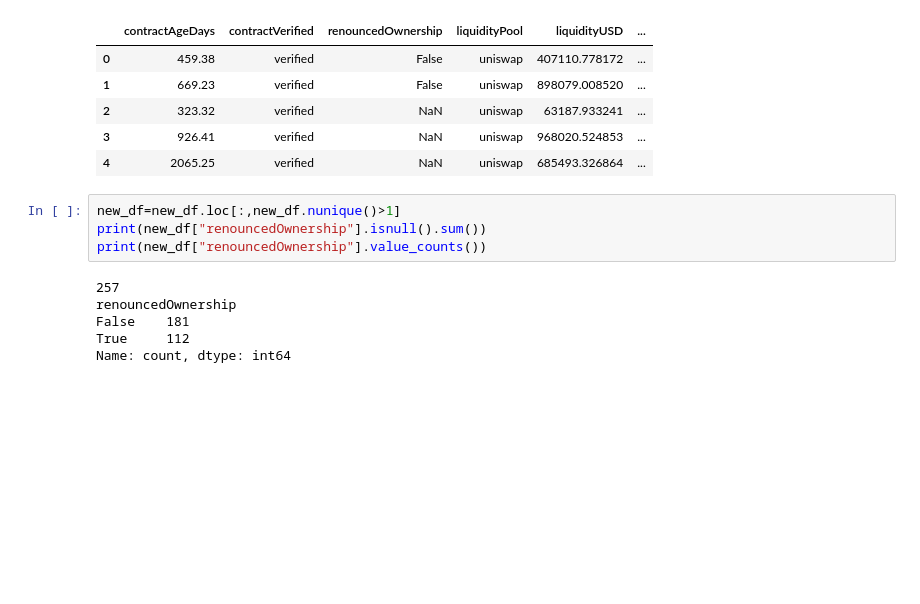
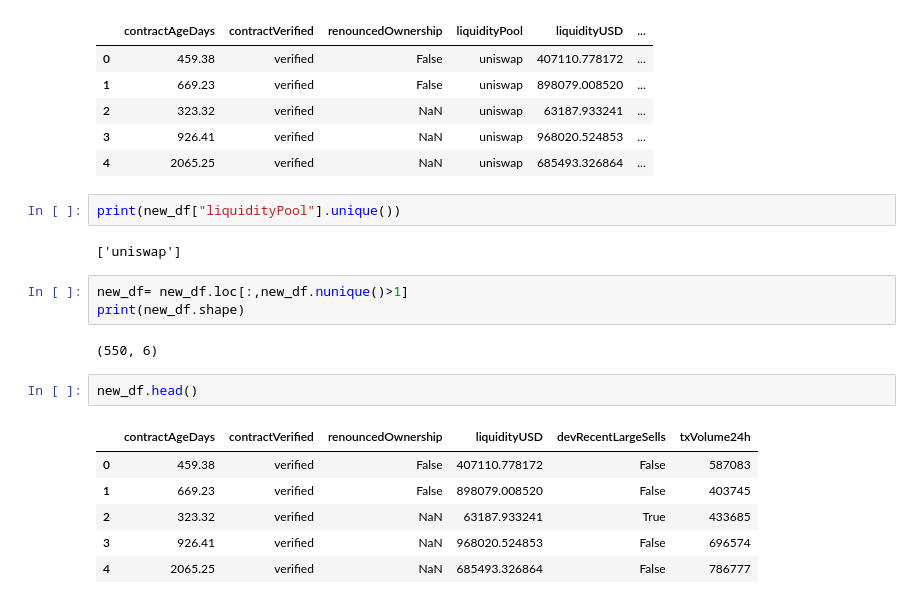
Before and after one commit to LaiTechTinker/Datascinceproject, a Jupyter notebook: Block_intel_onchain.ipynb, the cells around one changed output. Drawn from its saved outputs; the diff is of its cells as text; blank space fills up the shorter version.

```diff
--- a/Block_intel_onchain.ipynb
+++ b/Block_intel_onchain.ipynb
@@ -51,13 +51,21 @@ new_df.head()
 | 2 | 323.32 | verified | NaN | uniswap | 63187.933241 | ... |
 | 3 | 926.41 | verified | NaN | uniswap | 968020.524853 | ... |
 | 4 | 2065.25 | verified | NaN | uniswap | 685493.326864 | ... |
+# %%
+print(new_df["liquidityPool"].unique())
+# %% [output]
+['uniswap']
 # %%
-new_df=new_df.loc[:,new_df.nunique()>1]
-print(new_df["renouncedOwnership"].isnull().sum())
-print(new_df["renouncedOwnership"].value_counts())
+new_df= new_df.loc[:,new_df.nunique()>1]
+print(new_df.shape)
 # %% [output]
-257
-renouncedOwnership
-False    181
-True     112
-Name: count, dtype: int64
+(550, 6)
+# %%
+new_df.head()
+# %% [output]
+|  | contractAgeDays | contractVerified | renouncedOwnership | liquidityUSD | devRecentLargeSells | txVolume24h |
+| 0 | 459.38 | verified | False | 407110.778172 | False | 587083 |
+| 1 | 669.23 | verified | False | 898079.008520 | False | 403745 |
+| 2 | 323.32 | verified | NaN | 63187.933241 | True | 433685 |
+| 3 | 926.41 | verified | NaN | 968020.524853 | False | 696574 |
+| 4 | 2065.25 | verified | NaN | 685493.326864 | False | 786777 |
```
Also changed, not shown: parts of 11 cells of this notebook.
